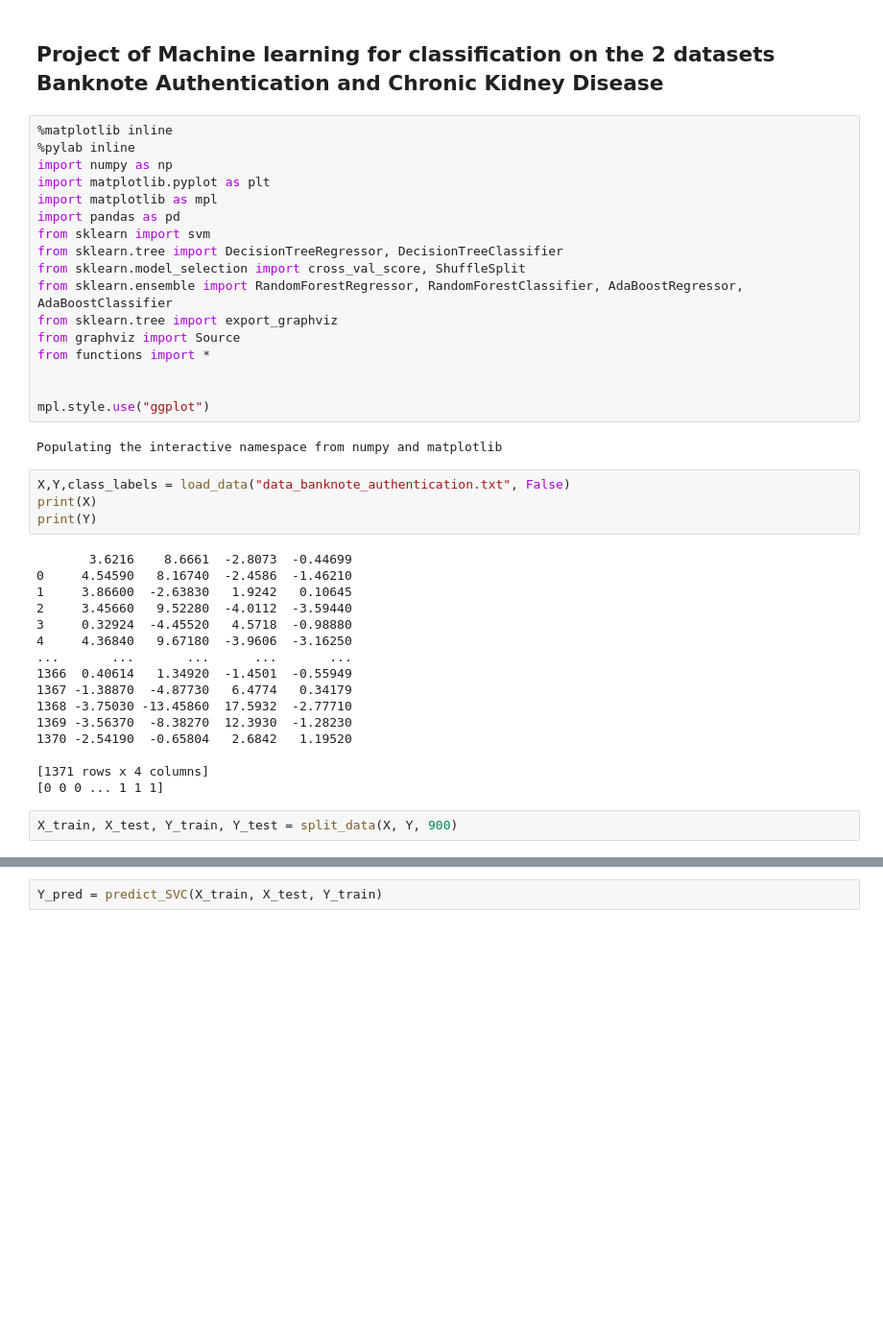
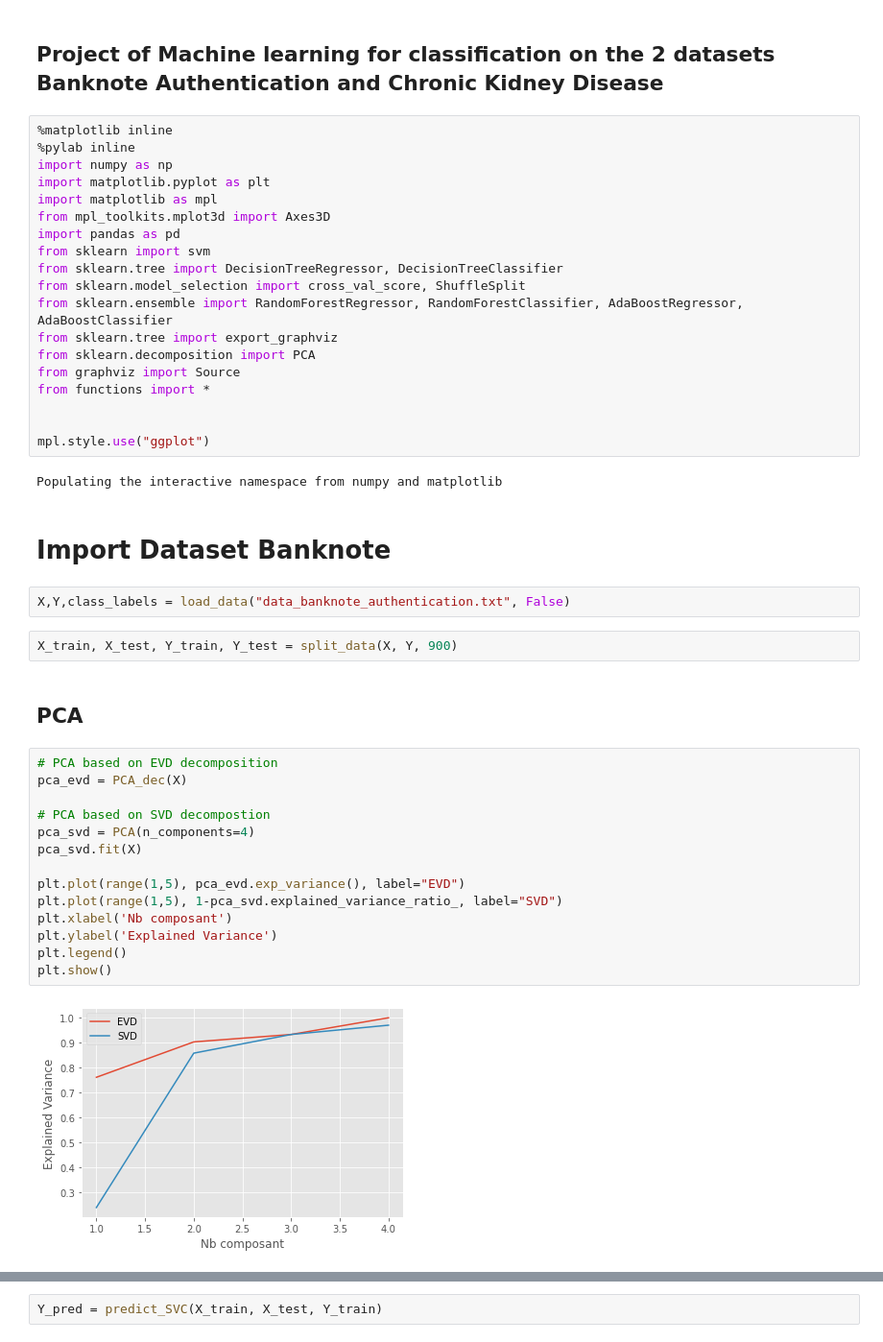
Before and after one commit to dylrachwal/MCE_Project, a Jupyter notebook: project_notebook.ipynb, the cells around one changed output, grey strips where cells are left out. Shown: that part at 96% size. Saved outputs shown, nothing was run; the diff lists cells and outputs as text; blank space fills up the shorter version.

```diff
--- a/project_notebook.ipynb
+++ b/project_notebook.ipynb
@@ -8,12 +8,14 @@
 import numpy as np
 import matplotlib.pyplot as plt
 import matplotlib as mpl
+from mpl_toolkits.mplot3d import Axes3D
 import pandas as pd
 from sklearn import svm
 from sklearn.tree import DecisionTreeRegressor, DecisionTreeClassifier
 from sklearn.model_selection import cross_val_score, ShuffleSplit
 from sklearn.ensemble import RandomForestRegressor, RandomForestClassifier, AdaBoostRegressor, AdaBoostClassifier
 from sklearn.tree import export_graphviz
+from sklearn.decomposition import PCA
 from graphviz import Source
 from functions import *
 
@@ -21,25 +23,27 @@ from functions import *
 mpl.style.use("ggplot")
 # %% [output]
 Populating the interactive namespace from numpy and matplotlib
+# %% [markdown]
+# Import Dataset Banknote
 # %%
 X,Y,class_labels = load_data("data_banknote_authentication.txt", False)
-print(X)
-print(Y)
-# %% [output]
-       3.6216    8.6661  -2.8073  -0.44699
-0     4.54590   8.16740  -2.4586  -1.46210
-1     3.86600  -2.63830   1.9242   0.10645
-2     3.45660   9.52280  -4.0112  -3.59440
-3     0.32924  -4.45520   4.5718  -0.98880
-4     4.36840   9.67180  -3.9606  -3.16250
-...       ...       ...      ...       ...
-1366  0.40614   1.34920  -1.4501  -0.55949
-1367 -1.38870  -4.87730   6.4774   0.34179
-1368 -3.75030 -13.45860  17.5932  -2.77710
-1369 -3.56370  -8.38270  12.3930  -1.28230
-1370 -2.54190  -0.65804   2.6842   1.19520
-
-[1371 rows x 4 columns]
-[0 0 0 ... 1 1 1]
 # %%
 X_train, X_test, Y_train, Y_test = split_data(X, Y, 900)
+# %% [markdown]
+## PCA
+# %%
+# PCA based on EVD decomposition
+pca_evd = PCA_dec(X)
+
+# PCA based on SVD decompostion
+pca_svd = PCA(n_components=4)
+pca_svd.fit(X)
+
+plt.plot(range(1,5), pca_evd.exp_variance(), label="EVD")
+plt.plot(range(1,5), 1-pca_svd.explained_variance_ratio_, label="SVD")
+plt.xlabel('Nb composant')
+plt.ylabel('Explained Variance')
+plt.legend()
+plt.show()
+# %% [output]
+[figure, added]
```
Also changed, not shown: parts of 8 cells of this notebook, 1 other file.
